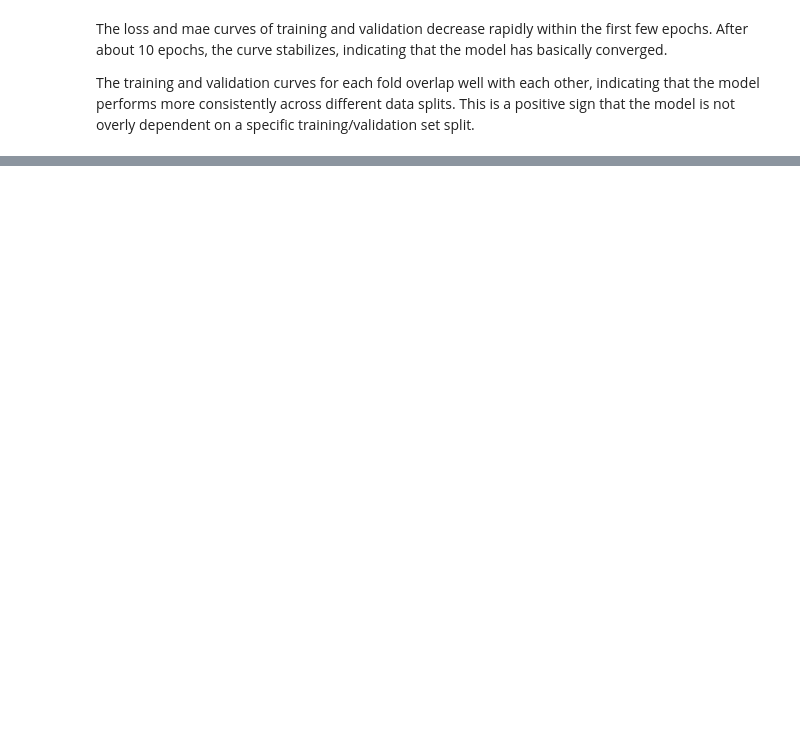
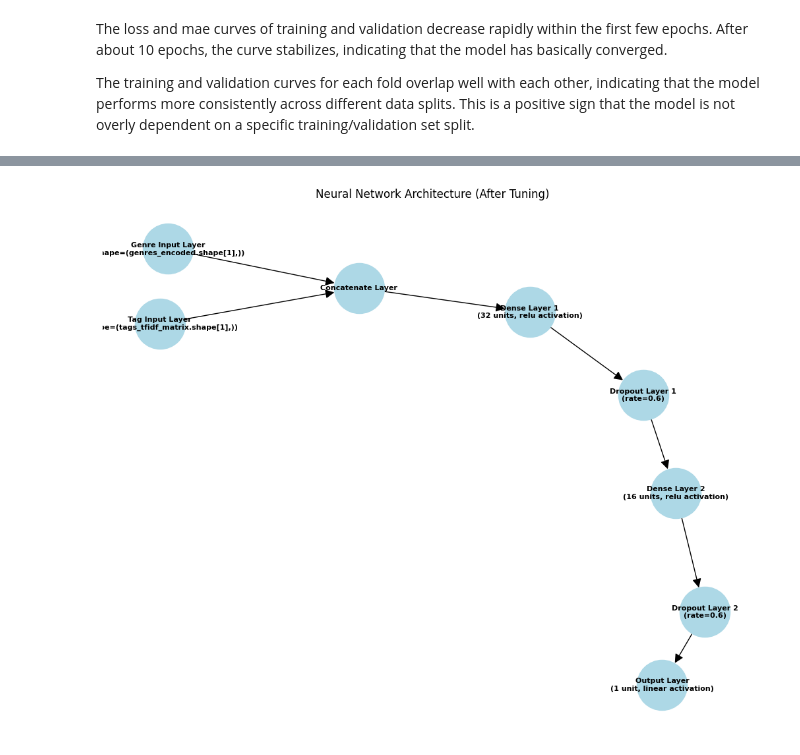
Before and after one commit to Charlottecool/Neural-Network-and-NLP-Based-Movie-Recommendation-System, a Jupyter notebook: Neural Network and NLP-Based Movie Recommendation System.ipynb, the cells around one changed output, grey strips where cells are left out. Drawn from its saved outputs; the diff is of its cells as text; code cells hidden in the pictures; blank space fills up the shorter version.

```diff
--- a/Neural Network and NLP-Based Movie Recommendation System.ipynb
+++ b/Neural Network and NLP-Based Movie Recommendation System.ipynb
@@ -2233,0 +1535,34 @@ The training and validation curves for each fold overlap well with each other, i
+# %%
+# Visualize Neural Network structure(after modifying)
+
+# Create a graph object
+G = nx.DiGraph()
+
+# Add nodes (represent layers)
+G.add_node("Genre Input Layer\n(shape=(genres_encoded.shape[1],))")
+G.add_node("Tag Input Layer\n(shape=(tags_tfidf_matrix.shape[1],))")
+G.add_node("Concatenate Layer")
+G.add_node("Dense Layer 1\n(32 units, relu activation)")
+G.add_node("Dropout Layer 1\n(rate=0.6)")
+G.add_node("Dense Layer 2\n(16 units, relu activation)")
+G.add_node("Dropout Layer 2\n(rate=0.6)")
+G.add_node("Output Layer\n(1 unit, linear activation)")
+
+# Add edges (represent flow of data)
+G.add_edges_from([("Genre Input Layer\n(shape=(genres_encoded.shape[1],))", "Concatenate Layer"),
+                  ("Tag Input Layer\n(shape=(tags_tfidf_matrix.shape[1],))", "Concatenate Layer"),
+                  ("Concatenate Layer", "Dense Layer 1\n(32 units, relu activation)"),
+                  ("Dense Layer 1\n(32 units, relu activation)", "Dropout Layer 1\n(rate=0.6)"),
+                  ("Dropout Layer 1\n(rate=0.6)", "Dense Layer 2\n(16 units, relu activation)"),
+                  ("Dense Layer 2\n(16 units, relu activation)", "Dropout Layer 2\n(rate=0.6)"),
+                  ("Dropout Layer 2\n(rate=0.6)", "Output Layer\n(1 unit, linear activation)")])
+
+
+# Draw the network
+plt.figure(figsize=(10, 8))
+pos = nx.spring_layout(G)  # Generates the layout for the graph
+nx.draw(G, pos, with_labels=True, node_size=3000, node_color='lightblue', font_size=8, font_weight='bold', arrows=True, arrowstyle='-|>', arrowsize=20)
+plt.title("Neural Network Architecture (After Tuning)")
+plt.show()
+# %% [output]
+[figure, added]
```
Also changed, not shown: parts of 57 cells of this notebook.
